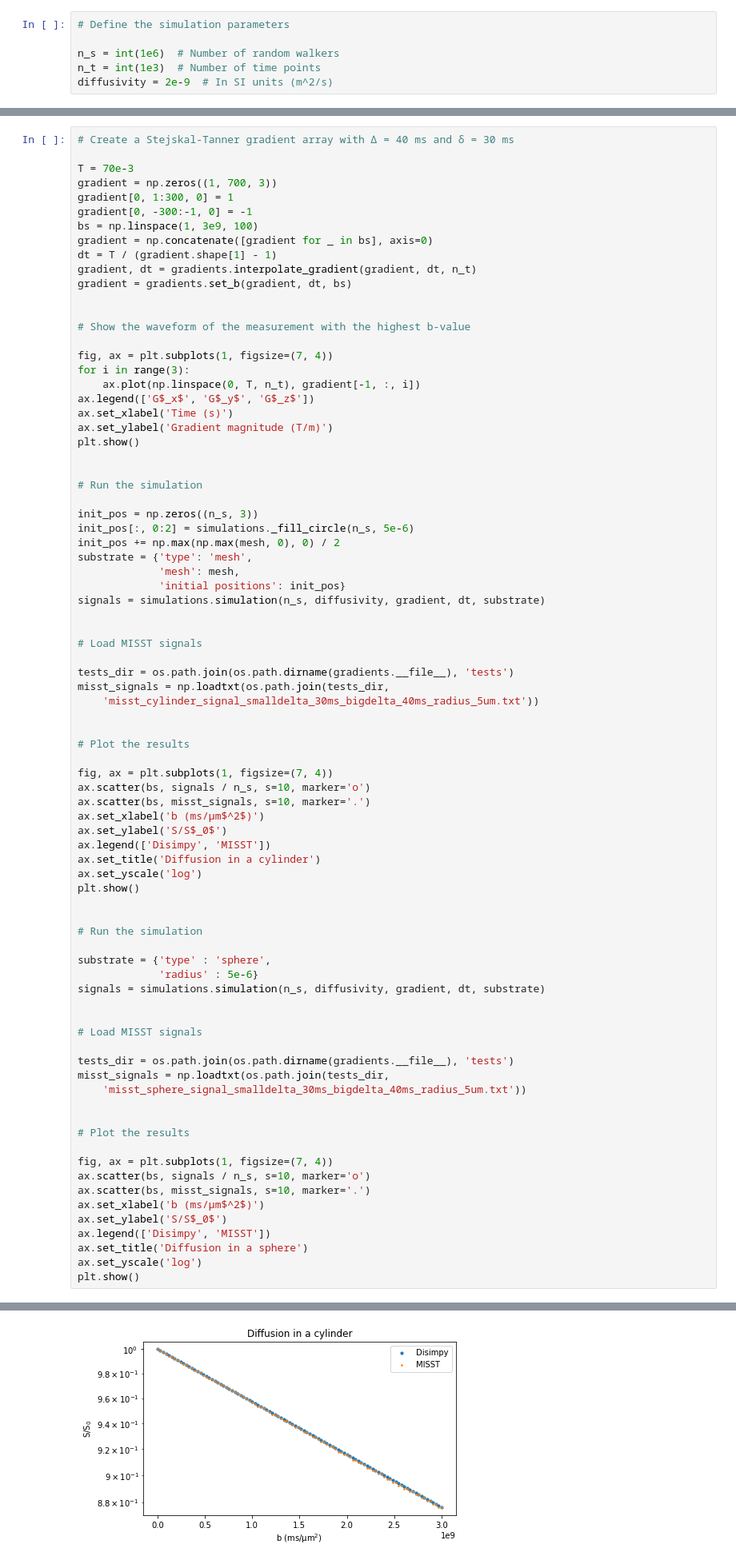
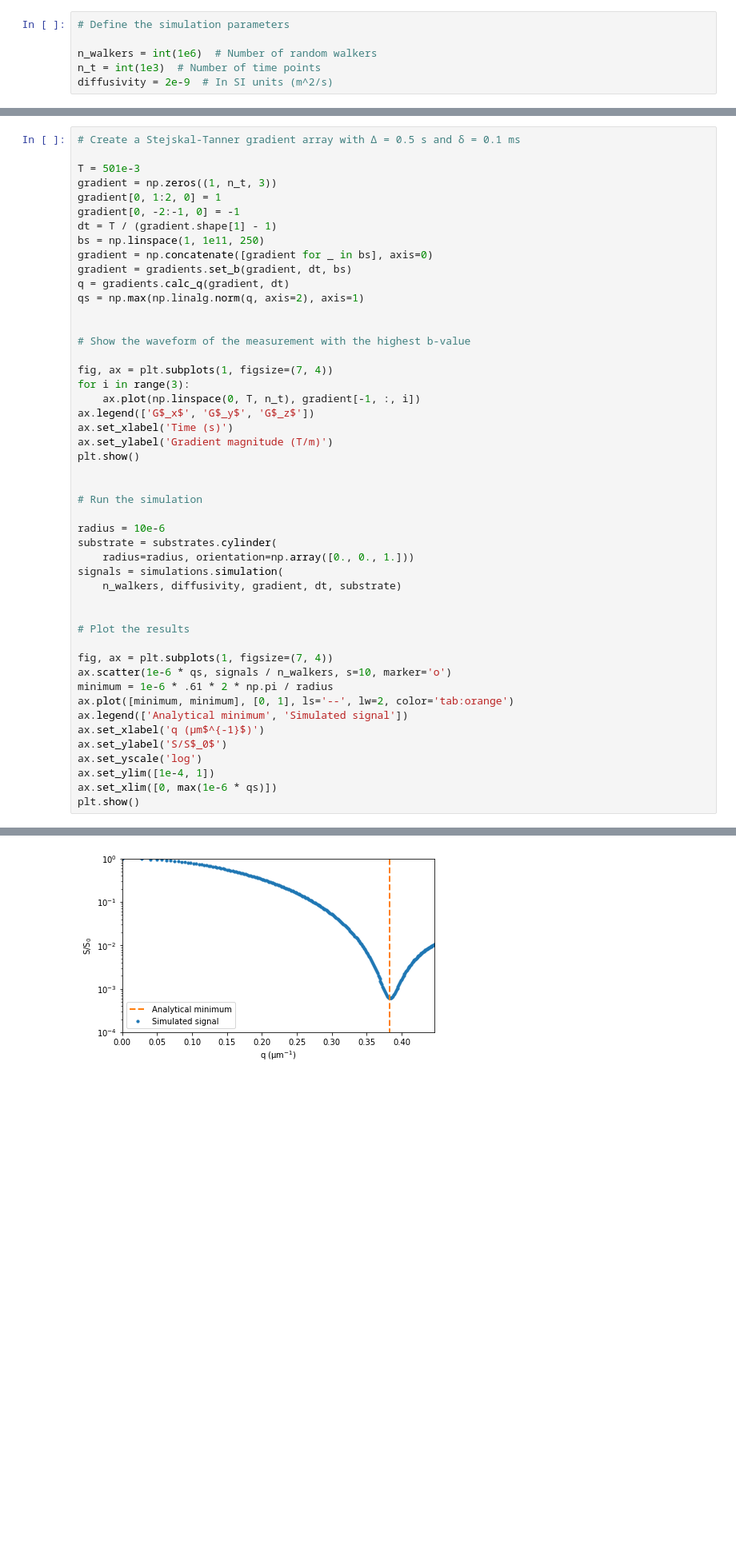
Before and after one commit to kerkelae/disimpy, a Jupyter notebook: docs/source/validation.ipynb, the cells around one changed output, grey strips where cells are left out. Shown at 80% size. Saved outputs shown, nothing was run; the diff lists cells and outputs as text; blank space fills up the shorter version.

```diff
--- a/docs/source/validation.ipynb
+++ b/docs/source/validation.ipynb
@@ -14,7 +15,7 @@ from disimpy.settings import GAMMA
 # %%
 # Define the simulation parameters
 
-n_s = int(1e6)  # Number of random walkers
+n_walkers = int(1e6)  # Number of random walkers
 n_t = int(1e3)  # Number of time points
 diffusivity = 2e-9  # In SI units (m^2/s)
 # %% [markdown]
@@ -89,15 +171,16 @@ utils.show_mesh(mesh)
 # %%
-# Create a Stejskal-Tanner gradient array with ∆ = 40 ms and δ = 30 ms
+# Create a Stejskal-Tanner gradient array with ∆ = 0.5 s and δ = 0.1 ms
 
-T = 70e-3
-gradient = np.zeros((1, 700, 3))
-gradient[0, 1:300, 0] = 1
-gradient[0, -300:-1, 0] = -1
-bs = np.linspace(1, 3e9, 100)
+T = 501e-3
+gradient = np.zeros((1, n_t, 3))
+gradient[0, 1:2, 0] = 1
+gradient[0, -2:-1, 0] = -1
+dt = T / (gradient.shape[1] - 1)
+bs = np.linspace(1, 1e11, 250)
 gradient = np.concatenate([gradient for _ in bs], axis=0)
-dt = T / (gradient.shape[1] - 1)
-gradient, dt = gradients.interpolate_gradient(gradient, dt, n_t)
 gradient = gradients.set_b(gradient, dt, bs)
+q = gradients.calc_q(gradient, dt)
+qs = np.max(np.linalg.norm(q, axis=2), axis=1)
 
 
 # Show the waveform of the measurement with the highest b-value
@@ -113,58 +196,24 @@ plt.show()
 
 # Run the simulation
 
-init_pos = np.zeros((n_s, 3))
-init_pos[:, 0:2] = simulations._fill_circle(n_s, 5e-6)
-init_pos += np.max(np.max(mesh, 0), 0) / 2
-substrate = {'type': 'mesh',
-             'mesh': mesh,
-             'initial positions': init_pos}
-signals = simulations.simulation(n_s, diffusivity, gradient, dt, substrate)
-
-
-# Load MISST signals
-
-tests_dir = os.path.join(os.path.dirname(gradients.__file__), 'tests')
-misst_signals = np.loadtxt(os.path.join(tests_dir,
-    'misst_cylinder_signal_smalldelta_30ms_bigdelta_40ms_radius_5um.txt'))
+radius = 10e-6
+substrate = substrates.cylinder(
+    radius=radius, orientation=np.array([0., 0., 1.]))
+signals = simulations.simulation(
+    n_walkers, diffusivity, gradient, dt, substrate)
 
 
 # Plot the results
 
 fig, ax = plt.subplots(1, figsize=(7, 4))
-ax.scatter(bs, signals / n_s, s=10, marker='o')
-ax.scatter(bs, misst_signals, s=10, marker='.')
-ax.set_xlabel('b (ms/μm$^2$)')
+ax.scatter(1e-6 * qs, signals / n_walkers, s=10, marker='o')
+minimum = 1e-6 * .61 * 2 * np.pi / radius
+ax.plot([minimum, minimum], [0, 1], ls='--', lw=2, color='tab:orange')
+ax.legend(['Analytical minimum', 'Simulated signal'])
+ax.set_xlabel('q (μm$^{-1}$)')
 ax.set_ylabel('S/S$_0$')
-ax.legend(['Disimpy', 'MISST'])
-ax.set_title('Diffusion in a cylinder')
 ax.set_yscale('log')
+ax.set_ylim([1e-4, 1])
+ax.set_xlim([0, max(1e-6 * qs)])
 plt.show()
-
-
-# Run the simulation
-
-substrate = {'type' : 'sphere',
-             'radius' : 5e-6}
-signals = simulations.simulation(n_s, diffusivity, gradient, dt, substrate)
-
-
-# Load MISST signals
-
-tests_dir = os.path.join(os.path.dirname(gradients.__file__), 'tests')
-misst_signals = np.loadtxt(os.path.join(tests_dir,
-    'misst_sphere_signal_smalldelta_30ms_bigdelta_40ms_radius_5um.txt'))
-
-
-# Plot the results
-
-fig, ax = plt.subplots(1, figsize=(7, 4))
-ax.scatter(bs, signals / n_s, s=10, marker='o')
-ax.scatter(bs, misst_signals, s=10, marker='.')
-ax.set_xlabel('b (ms/μm$^2$)')
-ax.set_ylabel('S/S$_0$')
-ax.legend(['Disimpy', 'MISST'])
-ax.set_title('Diffusion in a sphere')
-ax.set_yscale('log')
-plt.show()
 # %% [output]
@@ -179 +227 @@ Simulation finished.
-[figure, old version]
+[figure, new version]
```
Also changed, not shown: parts of 13 cells of this notebook, 38 other files.
